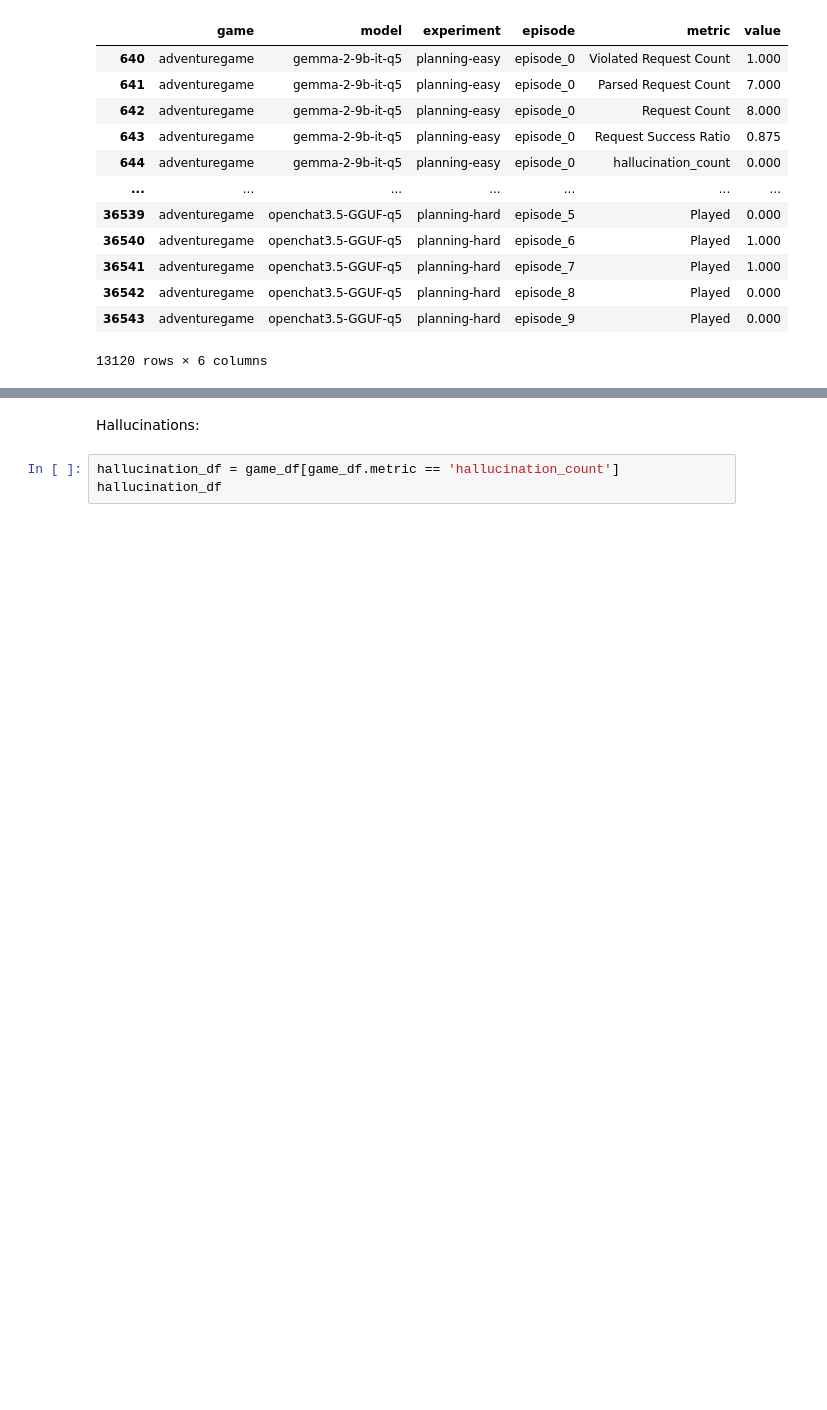
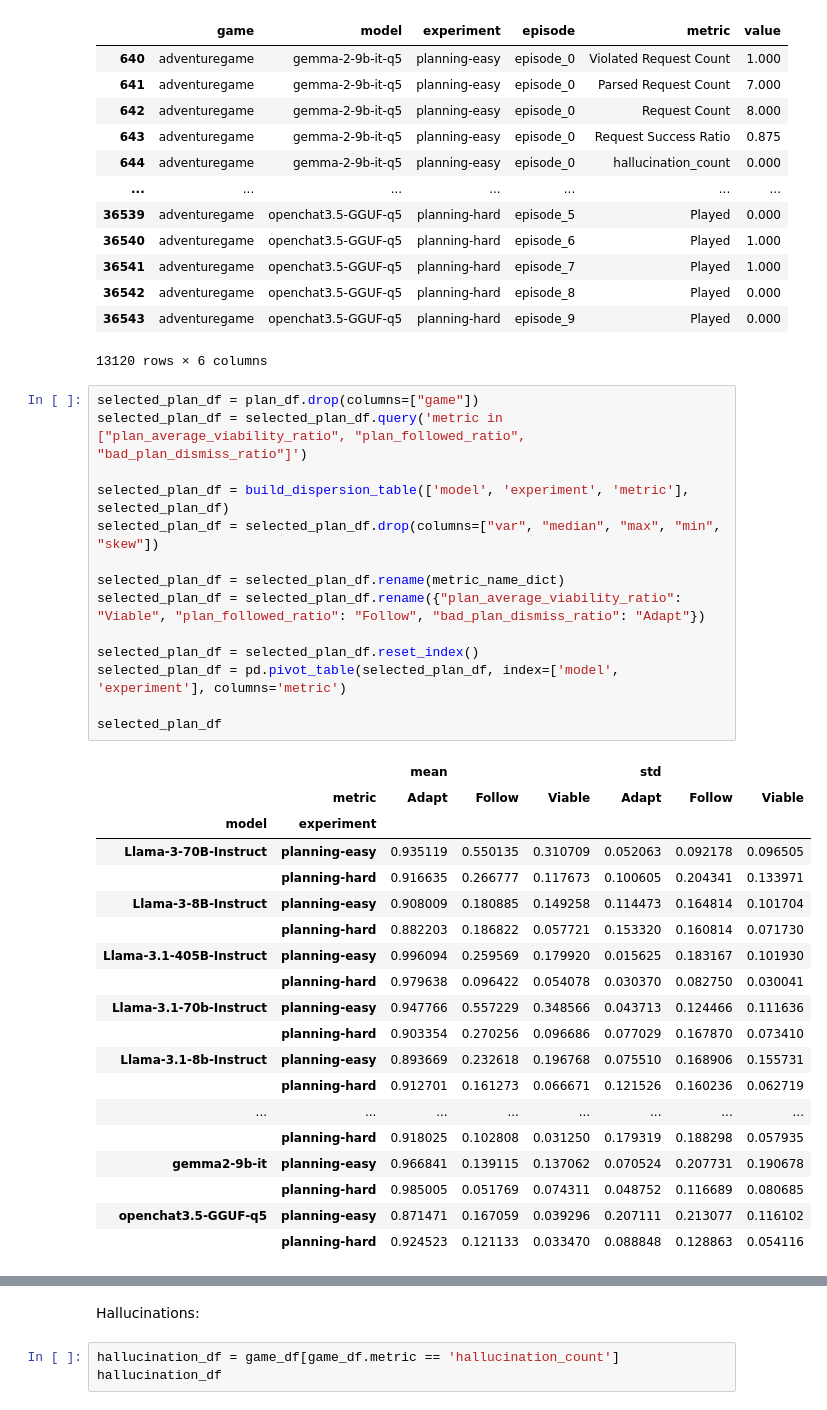
Before and after one commit to Gnurro/clemcore, a Jupyter notebook: adventuregame_eval.ipynb, the cells around one changed output, grey strips where cells are left out. Cells and saved outputs as stored; diff of their text form; blank space fills up the shorter version.

```diff
--- a/adventuregame_eval.ipynb
+++ b/adventuregame_eval.ipynb
@@ -657,3 +722,37 @@ plan_df
 | 36542 | adventuregame | openchat3.5-GGUF-q5 | planning-hard | episode_8 | Played | 0.000 |
 | 36543 | adventuregame | openchat3.5-GGUF-q5 | planning-hard | episode_9 | Played | 0.000 |
 13120 rows × 6 columns
+# %%
+selected_plan_df = plan_df.drop(columns=["game"])
+selected_plan_df = selected_plan_df.query('metric in ["plan_average_viability_ratio", "plan_followed_ratio", "bad_plan_dismiss_ratio"]')
+
+selected_plan_df = build_dispersion_table(['model', 'experiment', 'metric'], selected_plan_df)
+selected_plan_df = selected_plan_df.drop(columns=["var", "median", "max", "min", "skew"])
+
+selected_plan_df = selected_plan_df.rename(metric_name_dict)
+selected_plan_df = selected_plan_df.rename({"plan_average_viability_ratio": "Viable", "plan_followed_ratio": "Follow", "bad_plan_dismiss_ratio": "Adapt"})
+
+selected_plan_df = selected_plan_df.reset_index()
+selected_plan_df = pd.pivot_table(selected_plan_df, index=['model', 'experiment'], columns='metric')
+
+selected_plan_df
+# %% [output]
+|  |  | mean |  |  | std |  |  |
+|  | metric | Adapt | Follow | Viable | Adapt | Follow | Viable |
+| model | experiment |  |  |  |  |  |  |
+| Llama-3-70B-Instruct | planning-easy | 0.935119 | 0.550135 | 0.310709 | 0.052063 | 0.092178 | 0.096505 |
+|  | planning-hard | 0.916635 | 0.266777 | 0.117673 | 0.100605 | 0.204341 | 0.133971 |
+| Llama-3-8B-Instruct | planning-easy | 0.908009 | 0.180885 | 0.149258 | 0.114473 | 0.164814 | 0.101704 |
+|  | planning-hard | 0.882203 | 0.186822 | 0.057721 | 0.153320 | 0.160814 | 0.071730 |
+| Llama-3.1-405B-Instruct | planning-easy | 0.996094 | 0.259569 | 0.179920 | 0.015625 | 0.183167 | 0.101930 |
+|  | planning-hard | 0.979638 | 0.096422 | 0.054078 | 0.030370 | 0.082750 | 0.030041 |
+| Llama-3.1-70b-Instruct | planning-easy | 0.947766 | 0.557229 | 0.348566 | 0.043713 | 0.124466 | 0.111636 |
+|  | planning-hard | 0.903354 | 0.270256 | 0.096686 | 0.077029 | 0.167870 | 0.073410 |
+| Llama-3.1-8b-Instruct | planning-easy | 0.893669 | 0.232618 | 0.196768 | 0.075510 | 0.168906 | 0.155731 |
+|  | planning-hard | 0.912701 | 0.161273 | 0.066671 | 0.121526 | 0.160236 | 0.062719 |
+| ... | ... | ... | ... | ... | ... | ... | ... |
+|  | planning-hard | 0.918025 | 0.102808 | 0.031250 | 0.179319 | 0.188298 | 0.057935 |
+| gemma2-9b-it | planning-easy | 0.966841 | 0.139115 | 0.137062 | 0.070524 | 0.207731 | 0.190678 |
+|  | planning-hard | 0.985005 | 0.051769 | 0.074311 | 0.048752 | 0.116689 | 0.080685 |
+| openchat3.5-GGUF-q5 | planning-easy | 0.871471 | 0.167059 | 0.039296 | 0.207111 | 0.213077 | 0.116102 |
+|  | planning-hard | 0.924523 | 0.121133 | 0.033470 | 0.088848 | 0.128863 | 0.054116 |
```
Also changed, not shown: parts of 10 cells of this notebook, 2 other files.
